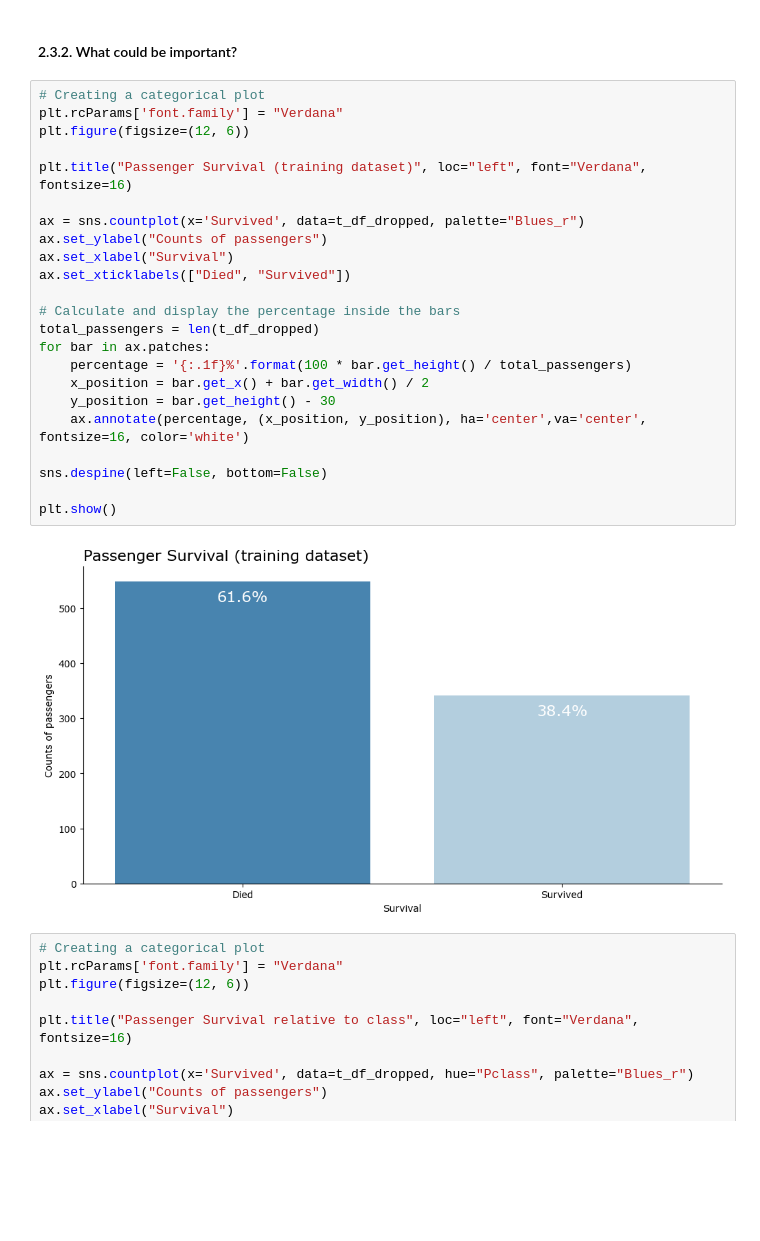
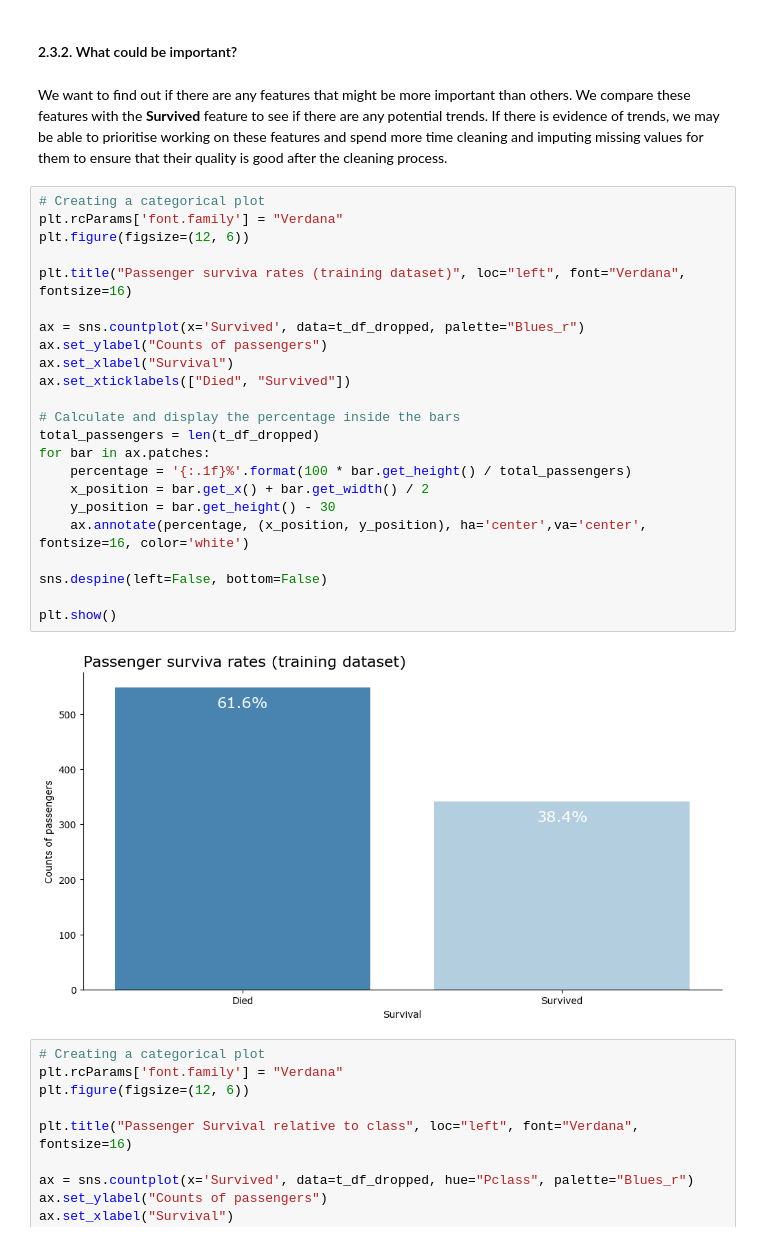
Before and after one commit to n3ur0mancer/kaggle_titanic_competition, a Jupyter notebook: titanic_comp_full.ipynb, the cells around one changed output. Cells and saved outputs as stored; diff of their text form; blank space fills up the shorter version.

```diff
--- a/titanic_comp_full.ipynb
+++ b/titanic_comp_full.ipynb
@@ -170,31 +171,33 @@ Embarked also has some missing values. There are several options:
 - Creating multiple versions of the dataset, where missing values are imputed differently in each version. This can help to capture the uncertainty around the imputed values.
 # %% [markdown]
 #### 2.3.2. What could be important?
+# %% [markdown]
+We want to find out if there are any features that might be more important than others. We compare these features with the **Survived** feature to see if there are any potential trends. If there is evidence of trends, we may be able to prioritise working on these features and spend more time cleaning and imputing missing values for them to ensure that their quality is good after the cleaning process.
 # %%
 # Creating a categorical plot
 plt.rcParams['font.family'] = "Verdana"
 plt.figure(figsize=(12, 6))
 
-plt.title("Passenger Survival (training dataset)", loc="left", font="Verdana", fontsize=16)
+plt.title("Passenger surviva rates (training dataset)", loc="left", font="Verdana", fontsize=16)
 
 ax = sns.countplot(x='Survived', data=t_df_dropped, palette="Blues_r")
 ax.set_ylabel("Counts of passengers")
 ax.set_xlabel("Survival")
 ax.set_xticklabels(["Died", "Survived"])
 
 # Calculate and display the percentage inside the bars
 total_passengers = len(t_df_dropped)
 for bar in ax.patches:
     percentage = '{:.1f}%'.format(100 * bar.get_height() / total_passengers)
     x_position = bar.get_x() + bar.get_width() / 2
     y_position = bar.get_height() - 30
     ax.annotate(percentage, (x_position, y_position), ha='center',va='center', fontsize=16, color='white')
 
 sns.despine(left=False, bottom=False)
 
 plt.show()
 # %% [output]
-[figure, old version]
+[figure, new version]
 # %%
 # Creating a categorical plot
 plt.rcParams['font.family'] = "Verdana"
```
Also changed, not shown: parts of 8 cells of this notebook.
